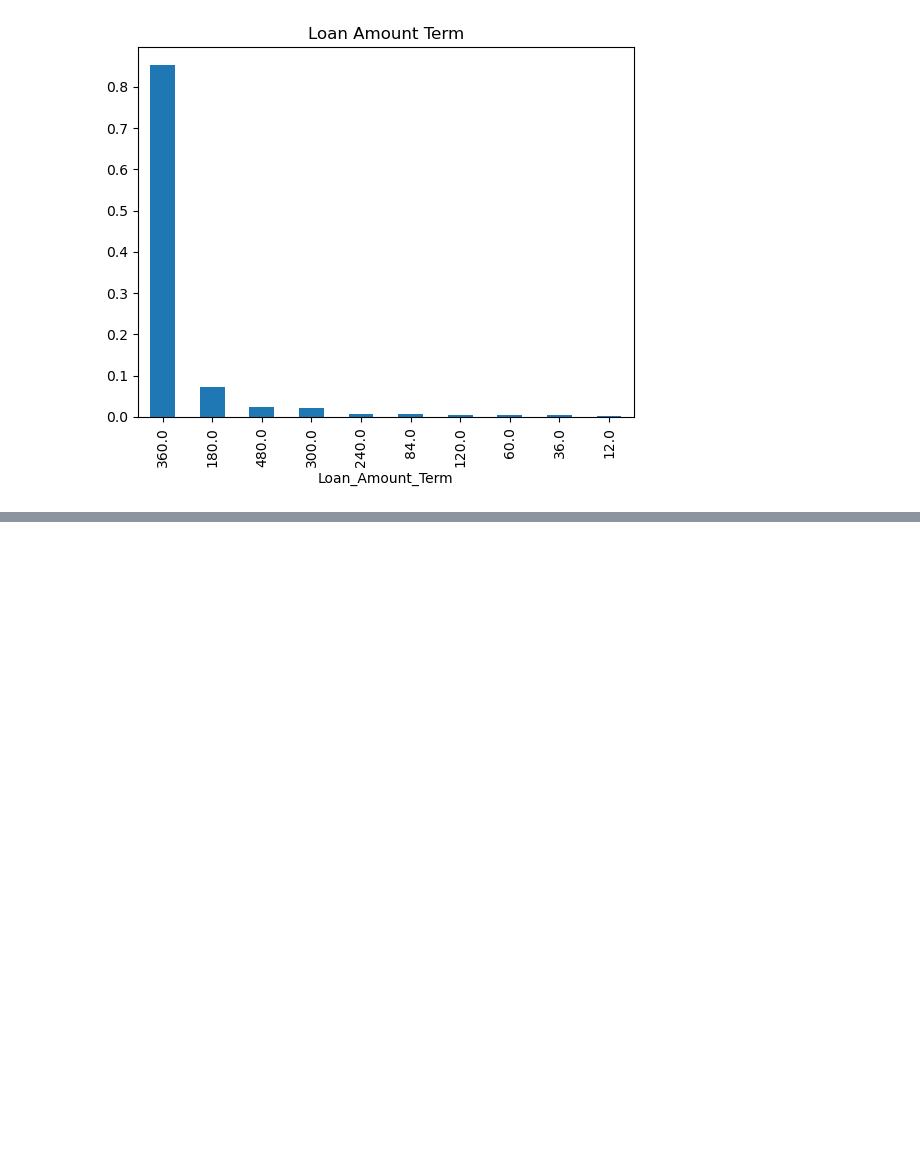
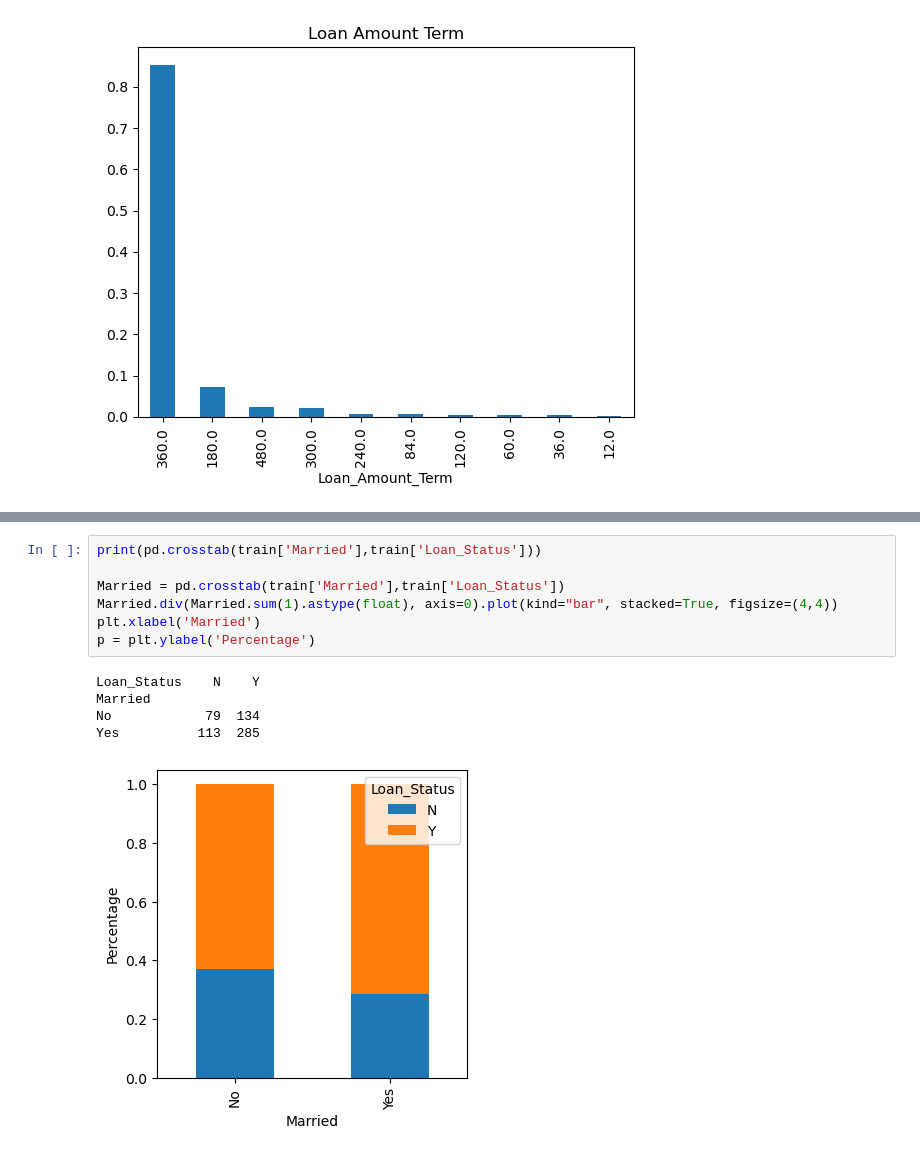
Before and after one commit to akhnasj/predictive-modelling-for-loan-approval, a Jupyter notebook: PMLA.ipynb, the cells around one changed output, grey strips where cells are left out. Drawn from its saved outputs; the diff is of its cells as text; blank space fills up the shorter version.

```diff
--- a/PMLA.ipynb
+++ b/PMLA.ipynb
@@ -290,0 +308,13 @@ train['Loan_Amount_Term'].value_counts(normalize = True).plot.bar(title = 'Loan
+# %%
+print(pd.crosstab(train['Married'],train['Loan_Status']))
+
+Married = pd.crosstab(train['Married'],train['Loan_Status'])
+Married.div(Married.sum(1).astype(float), axis=0).plot(kind="bar", stacked=True, figsize=(4,4))
+plt.xlabel('Married')
+p = plt.ylabel('Percentage')
+# %% [output]
+Loan_Status    N    Y
+Married
+No            79  134
+Yes          113  285
+[figure, added]
```
Also changed, not shown: parts of 7 cells of this notebook.
